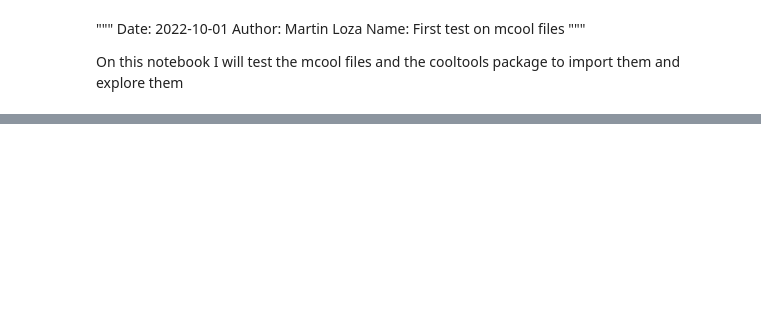
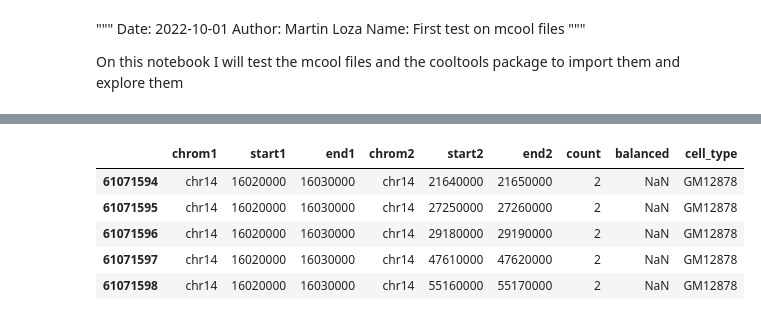
Before and after one commit to MartinLoza/HK_Interactions, a Jupyter notebook: Analysis/2023_12/2023_12_12/mcool_load_test_multipleCells.ipynb, the cells around one changed output, grey strips where cells are left out. Cells and saved outputs as stored; diff of their text form; code cells hidden in the pictures; blank space fills up the shorter version.

```diff
--- a/Analysis/2023_12/2023_12_12/mcool_load_test_multipleCells.ipynb
+++ b/Analysis/2023_12/2023_12_12/mcool_load_test_multipleCells.ipynb
@@ -76,0 +92,11 @@ ValueError: The number of FixedLocator locations (46), usually from a call to se
+# %%
+#test data frame
+test_df = weights_all[weights_all.chrom1 == 'chr14']
+test_df[:5]
+# %% [output]
+|  | chrom1 | start1 | end1 | chrom2 | start2 | end2 | count | balanced | cell_type |
+| 61071594 | chr14 | 16020000 | 16030000 | chr14 | 21640000 | 21650000 | 2 | NaN | GM12878 |
+| 61071595 | chr14 | 16020000 | 16030000 | chr14 | 27250000 | 27260000 | 2 | NaN | GM12878 |
+| 61071596 | chr14 | 16020000 | 16030000 | chr14 | 29180000 | 29190000 | 2 | NaN | GM12878 |
+| 61071597 | chr14 | 16020000 | 16030000 | chr14 | 47610000 | 47620000 | 2 | NaN | GM12878 |
+| 61071598 | chr14 | 16020000 | 16030000 | chr14 | 55160000 | 55170000 | 2 | NaN | GM12878 |
```
Also changed, not shown: parts of 12 cells of this notebook, 2 other files.
